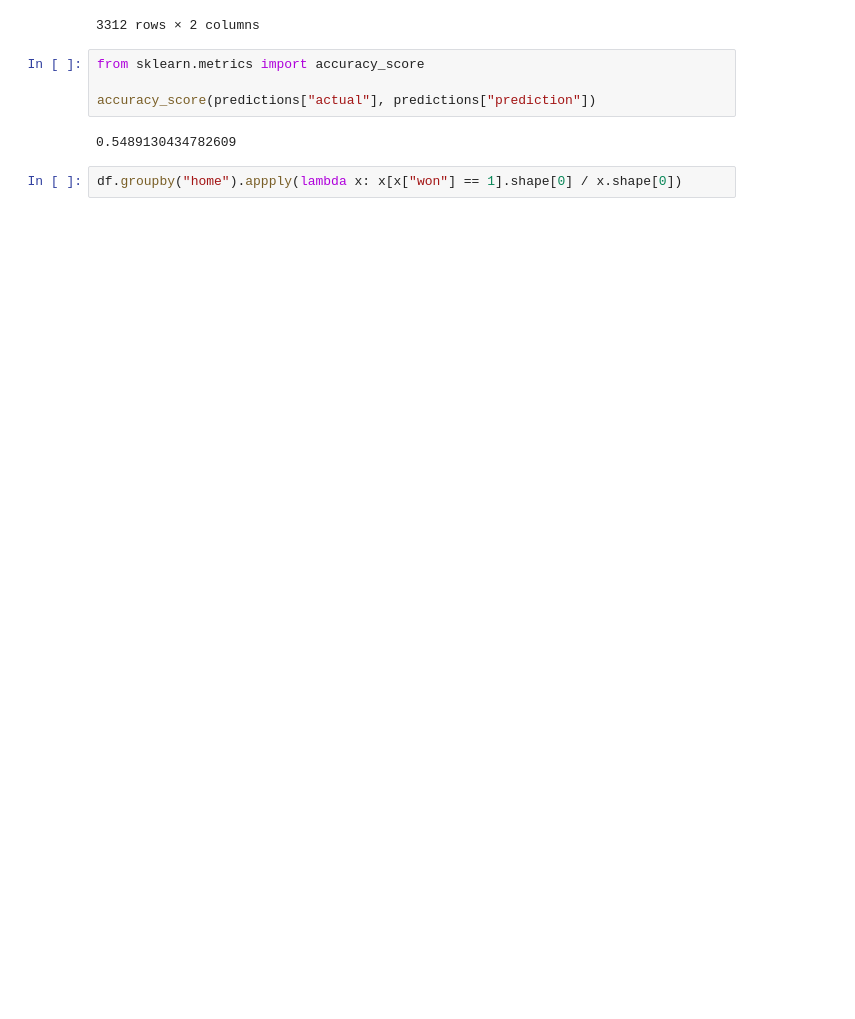
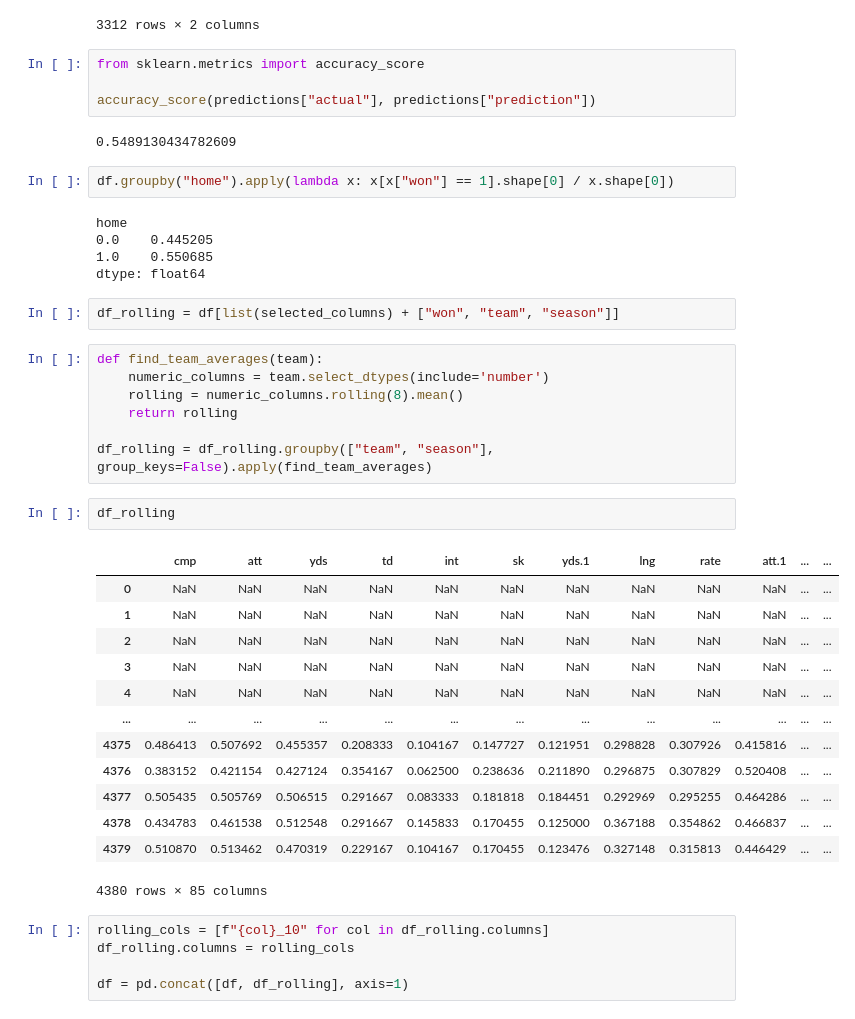
Before and after one commit to brandonahart/nfl-predict, a Jupyter notebook: predict.ipynb, the cells around one changed output. Cells and saved outputs as stored; diff of their text form; blank space fills up the shorter version.

```diff
--- a/predict.ipynb
+++ b/predict.ipynb
@@ -159,4 +159,39 @@ accuracy_score(predictions["actual"], predictions["prediction"])
 # %% [output]
 0.5489130434782609
 # %%
-df.groupby("home").appply(lambda x: x[x["won"] == 1].shape[0] / x.shape[0])
+df.groupby("home").apply(lambda x: x[x["won"] == 1].shape[0] / x.shape[0])
+# %% [output]
+home
+0.0    0.445205
+1.0    0.550685
+dtype: float64
+# %%
+df_rolling = df[list(selected_columns) + ["won", "team", "season"]]
+# %%
+def find_team_averages(team):
+    numeric_columns = team.select_dtypes(include='number')
+    rolling = numeric_columns.rolling(8).mean()
+    return rolling
+
+df_rolling = df_rolling.groupby(["team", "season"], group_keys=False).apply(find_team_averages)
+# %%
+df_rolling
+# %% [output]
+|  | cmp | att | yds | td | int | sk | yds.1 | lng | rate | att.1 | ... | ... |
+| 0 | NaN | NaN | NaN | NaN | NaN | NaN | NaN | NaN | NaN | NaN | ... | ... |
+| 1 | NaN | NaN | NaN | NaN | NaN | NaN | NaN | NaN | NaN | NaN | ... | ... |
+| 2 | NaN | NaN | NaN | NaN | NaN | NaN | NaN | NaN | NaN | NaN | ... | ... |
+| 3 | NaN | NaN | NaN | NaN | NaN | NaN | NaN | NaN | NaN | NaN | ... | ... |
+| 4 | NaN | NaN | NaN | NaN | NaN | NaN | NaN | NaN | NaN | NaN | ... | ... |
+| ... | ... | ... | ... | ... | ... | ... | ... | ... | ... | ... | ... | ... |
+| 4375 | 0.486413 | 0.507692 | 0.455357 | 0.208333 | 0.104167 | 0.147727 | 0.121951 | 0.298828 | 0.307926 | 0.415816 | ... | ... |
+| 4376 | 0.383152 | 0.421154 | 0.427124 | 0.354167 | 0.062500 | 0.238636 | 0.211890 | 0.296875 | 0.307829 | 0.520408 | ... | ... |
+| 4377 | 0.505435 | 0.505769 | 0.506515 | 0.291667 | 0.083333 | 0.181818 | 0.184451 | 0.292969 | 0.295255 | 0.464286 | ... | ... |
+| 4378 | 0.434783 | 0.461538 | 0.512548 | 0.291667 | 0.145833 | 0.170455 | 0.125000 | 0.367188 | 0.354862 | 0.466837 | ... | ... |
+| 4379 | 0.510870 | 0.513462 | 0.470319 | 0.229167 | 0.104167 | 0.170455 | 0.123476 | 0.327148 | 0.315813 | 0.446429 | ... | ... |
+4380 rows × 85 columns
+# %%
+rolling_cols = [f"{col}_10" for col in df_rolling.columns]
+df_rolling.columns = rolling_cols
+
+df = pd.concat([df, df_rolling], axis=1)
```
Also changed, not shown: parts of 15 cells of this notebook.
